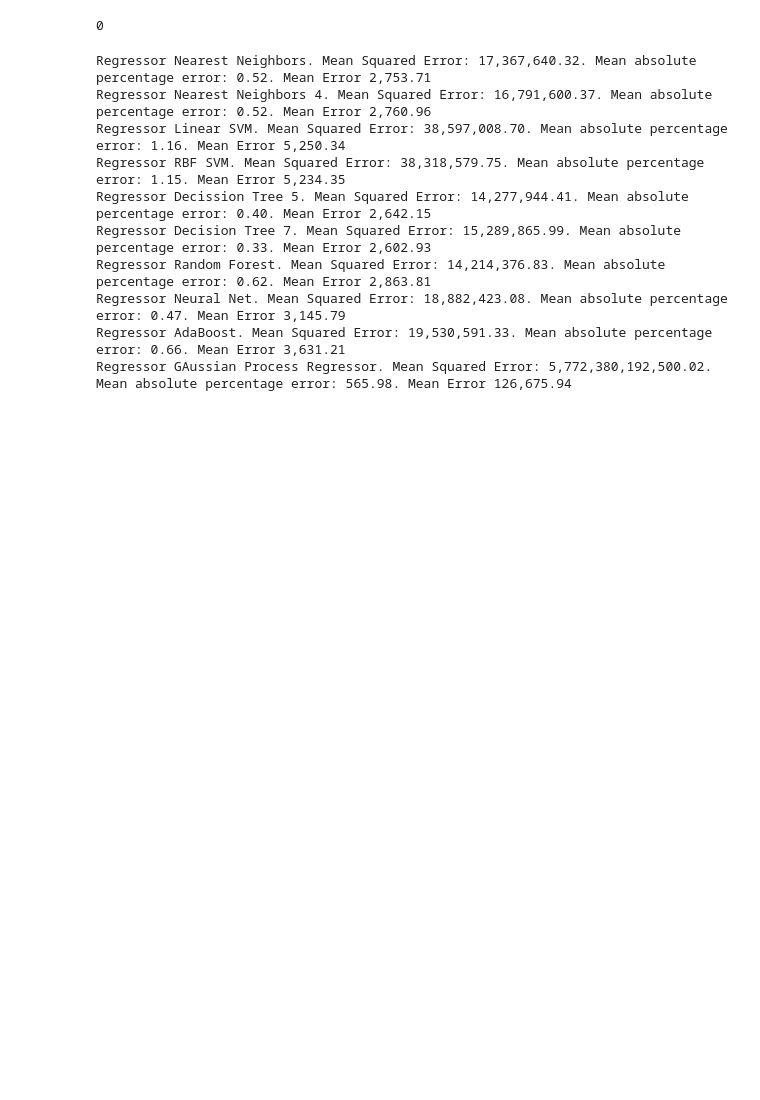
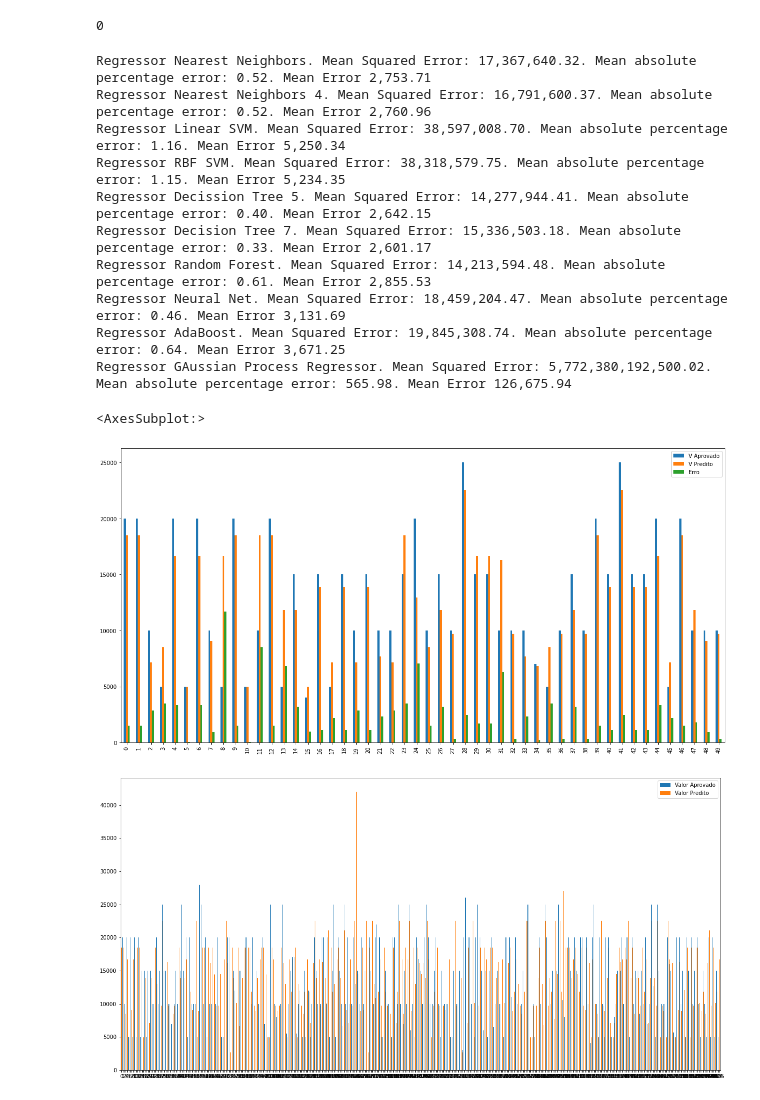
Before and after one commit to jblancoperez/fiap-desafio, a Jupyter notebook: 03-Regressor_less_than_30000.ipynb, the cells around one changed output. Drawn from its saved outputs; the diff is of its cells as text; code cells hidden in the pictures; blank space fills up the shorter version.

Commit message:
Adding graphs

```diff
--- a/03-Regressor_less_than_30000.ipynb
+++ b/03-Regressor_less_than_30000.ipynb
@@ -41,6 +41,7 @@ dataset['periodoDemonstrativoEmMeses'] = dataset['periodoDemonstrativoEmMeses'].
 # faturamentoBruto -> converte valores nulos em 0
 dataset['faturamentoBruto'] = dataset['faturamentoBruto'].replace(np.nan, 0)
 dataset['faturamentoBruto'] = dataset['faturamentoBruto'] / dataset['periodoDemonstrativoEmMeses']
+dataset['mergemBruta'] = dataset['margemBruta'] / dataset['periodoDemonstrativoEmMeses']
 dataset['percentualProtestos'] = dataset['percentualProtestos'].replace(np.nan, 0)
 dataset.dropna(subset=['margemBruta'], inplace=True)
 dataset=dataset.loc[dataset['valorAprovado']>0]
@@ -175,8 +176,33 @@ Regressor Nearest Neighbors 4. Mean Squared Error: 16,791,600.37. Mean absolute
 Regressor Linear SVM. Mean Squared Error: 38,597,008.70. Mean absolute percentage error: 1.16. Mean Error 5,250.34
 Regressor RBF SVM. Mean Squared Error: 38,318,579.75. Mean absolute percentage error: 1.15. Mean Error 5,234.35
 Regressor Decission Tree 5. Mean Squared Error: 14,277,944.41. Mean absolute percentage error: 0.40. Mean Error 2,642.15
-Regressor Decision Tree 7. Mean Squared Error: 15,289,865.99. Mean absolute percentage error: 0.33. Mean Error 2,602.93
-Regressor Random Forest. Mean Squared Error: 14,214,376.83. Mean absolute percentage error: 0.62. Mean Error 2,863.81
-Regressor Neural Net. Mean Squared Error: 18,882,423.08. Mean absolute percentage error: 0.47. Mean Error 3,145.79
-Regressor AdaBoost. Mean Squared Error: 19,530,591.33. Mean absolute percentage error: 0.66. Mean Error 3,631.21
+Regressor Decision Tree 7. Mean Squared Error: 15,336,503.18. Mean absolute percentage error: 0.33. Mean Error 2,601.17
+Regressor Random Forest. Mean Squared Error: 14,213,594.48. Mean absolute percentage error: 0.61. Mean Error 2,855.53
+Regressor Neural Net. Mean Squared Error: 18,459,204.47. Mean absolute percentage error: 0.46. Mean Error 3,131.69
+Regressor AdaBoost. Mean Squared Error: 19,845,308.74. Mean absolute percentage error: 0.64. Mean Error 3,671.25
 Regressor GAussian Process Regressor. Mean Squared Error: 5,772,380,192,500.02. Mean absolute percentage error: 565.98. Mean Error 126,675.94
+# %%
+
+model=classifiers[4]
+y_pred = model.predict(X_test)
+predictions=y_pred #y_pred[:,0]
+predictions=predictions.astype(int)
+erros = np.absolute( y_test - predictions)
+finalresult = pd.DataFrame({
+        "V Aprovado": y_test,
+        "V Predito": predictions,
+        "Erro" : erros
+    })
+
+finalresult.head(50).plot(kind='bar',figsize = (20,10))
+
+
+dfresult = pd.DataFrame({
+        "Valor Aprovado": y_test,
+        "Valor Predito": predictions #y_pred[:,0]
+    })
+dfresult.plot.bar(rot=0, figsize = (20,10))
+# %% [output]
+<AxesSubplot:>
+[figure, added]
+[figure, added]
```
